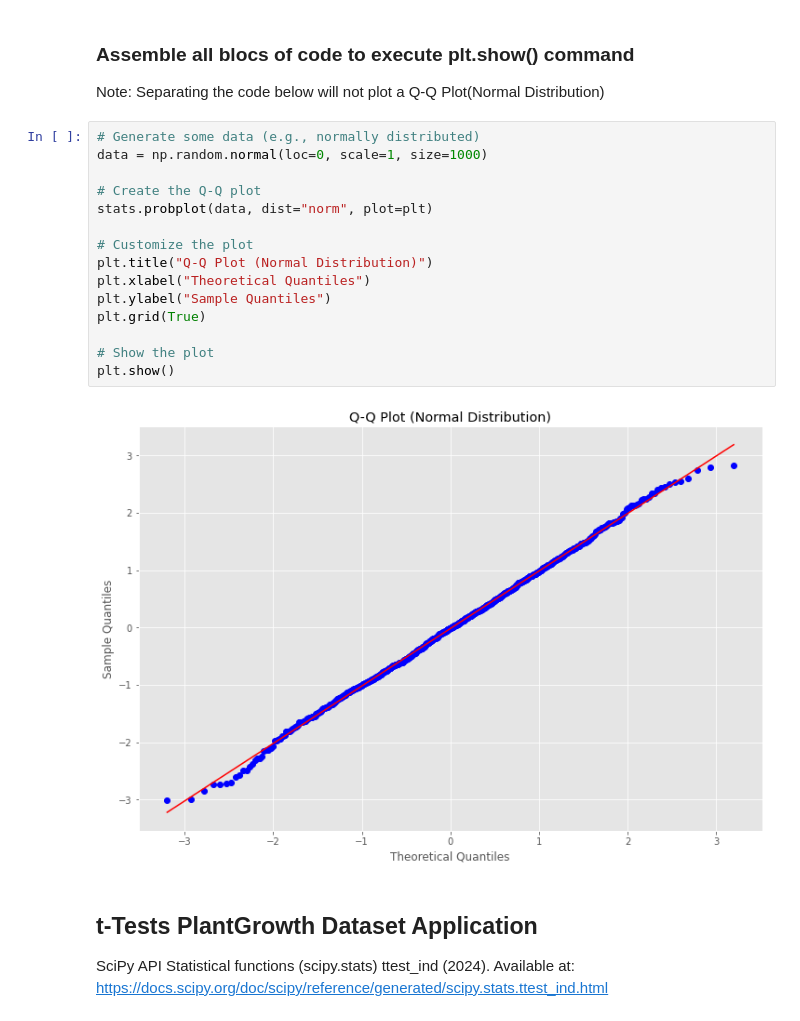
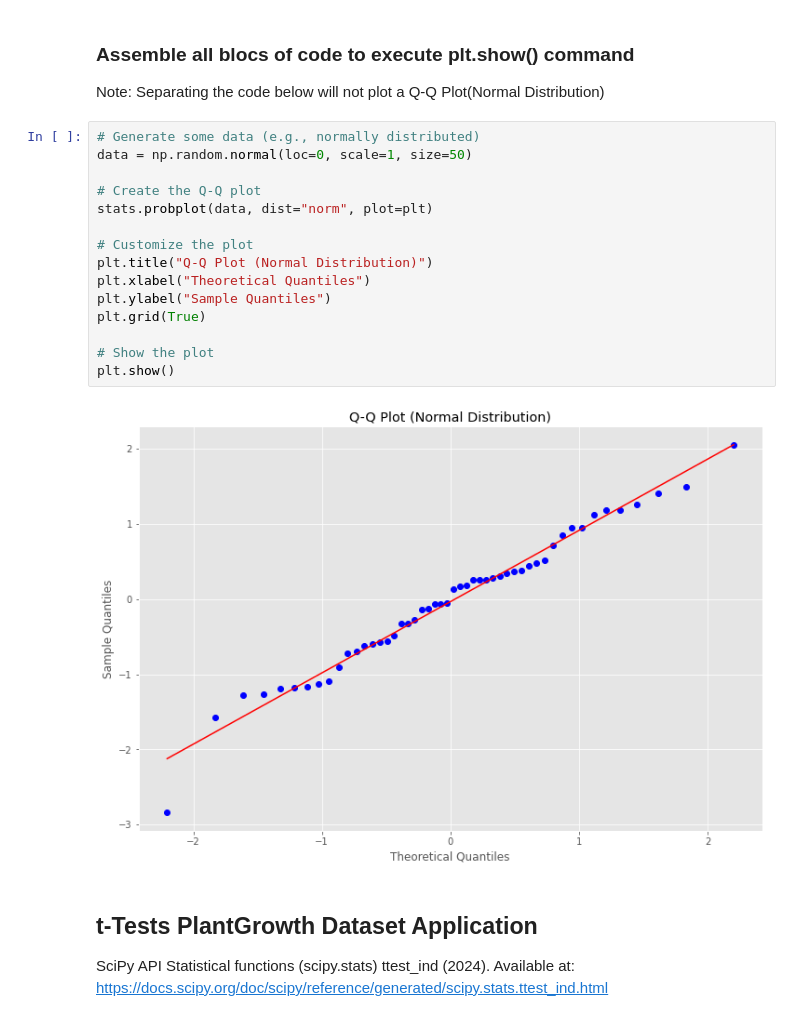
Before and after one commit to Samjean2020/applied_statistics24_25, a Jupyter notebook: project.ipynb, the cells around one changed output. Saved outputs shown, nothing was run; the diff lists cells and outputs as text.

```diff
--- a/project.ipynb
+++ b/project.ipynb
@@ -789,21 +760,21 @@ stats.probplot(data, dist="norm", plot=plt)
 Note: Separating the code below will not plot a Q-Q Plot(Normal Distribution)
 # %%
 # Generate some data (e.g., normally distributed)
-data = np.random.normal(loc=0, scale=1, size=1000)
+data = np.random.normal(loc=0, scale=1, size=50)
 
 # Create the Q-Q plot
 stats.probplot(data, dist="norm", plot=plt)
 
 # Customize the plot
 plt.title("Q-Q Plot (Normal Distribution)")
 plt.xlabel("Theoretical Quantiles")
 plt.ylabel("Sample Quantiles")
 plt.grid(True)
 
 # Show the plot
 plt.show()
 # %% [output]
-[figure, old version]
+[figure, new version]
 # %% [markdown]
 ## t-Tests PlantGrowth Dataset Application
 SciPy API Statistical functions (scipy.stats) ttest_ind (2024).
```
Also changed, not shown: parts of 3 cells of this notebook.
